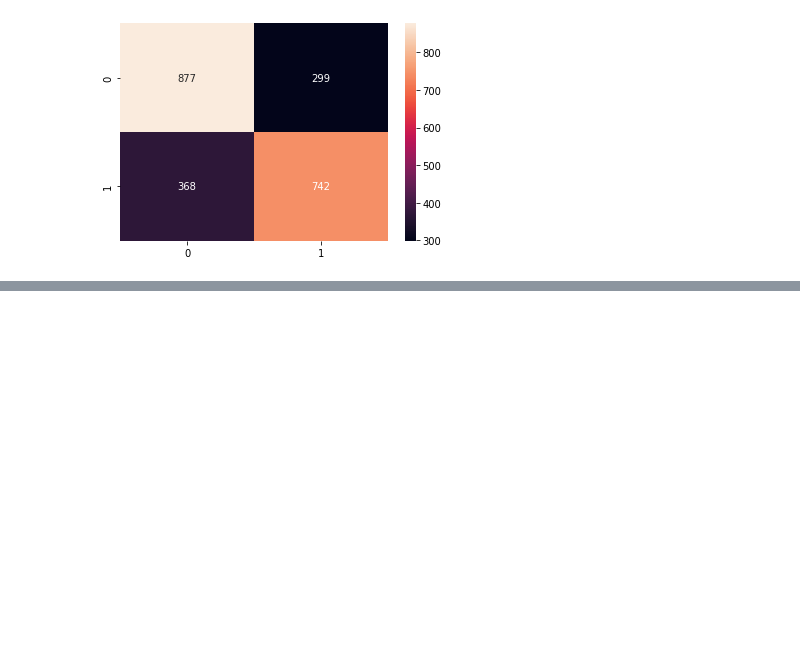
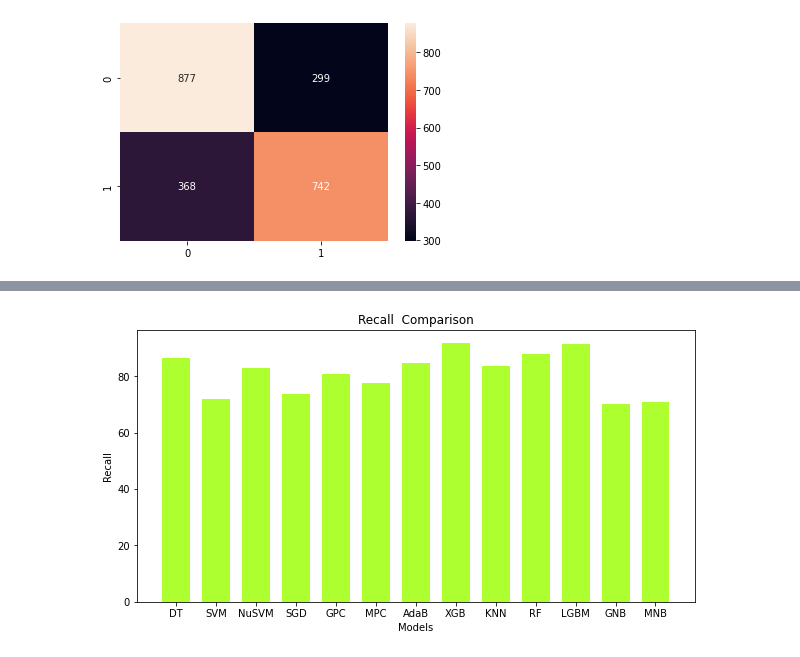
Before and after one commit to devsec-ansh/Phishing-Scam-Detection-Using-Ensemble-Machine-Learning-and-NLP, a Jupyter notebook: Phishing Detection Using ML/Phishing Detection Model Training.ipynb, the cells around one changed output, grey strips where cells are left out. Saved outputs shown, nothing was run; the diff lists cells and outputs as text; code cells hidden in the pictures; blank space fills up the shorter version.

```diff
--- a/Phishing Detection Using ML/Phishing Detection Model Training.ipynb
+++ b/Phishing Detection Using ML/Phishing Detection Model Training.ipynb
@@ -435,0 +454,14 @@ X axis : Predicted Value.
+# %%
+recall_dict = {'DT':86.36, 'SVM':71.93,'NuSVM':82.87, 'SGD':73.80, 'GPC':80.97, 'MPC':77.80, 'AdaB':84.63,
+                 'XGB': 91.84, 'KNN':83.62, 'RF':87.82, 'LGBM':91.59, 'GNB':70.02, 'MNB':70.71}
+models = list(recall_dict.keys())
+recalls = list(recall_dict.values())
+fig = plt.figure(figsize = (10, 5))
+#  Bar plot
+plt.bar(models, recalls, color ='greenyellow',width = 0.7)
+plt.xlabel("Models")
+plt.ylabel("Recall")
+plt.title("Recall  Comparison")
+plt.show()
+# %% [output]
+[figure, added]
```
Also changed, not shown: parts of 8 cells of this notebook.
